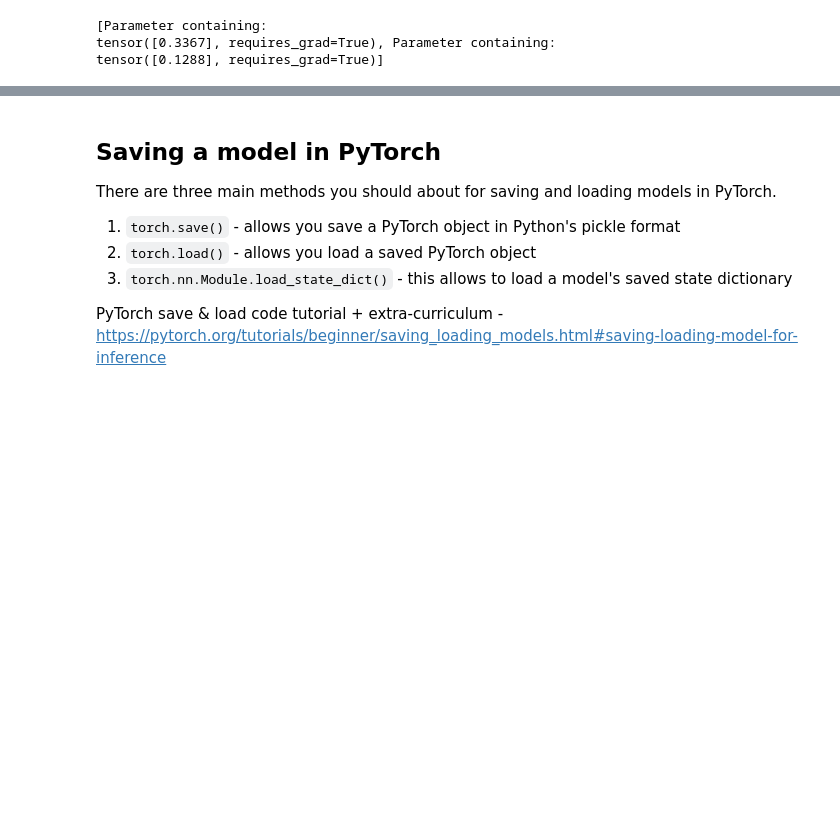
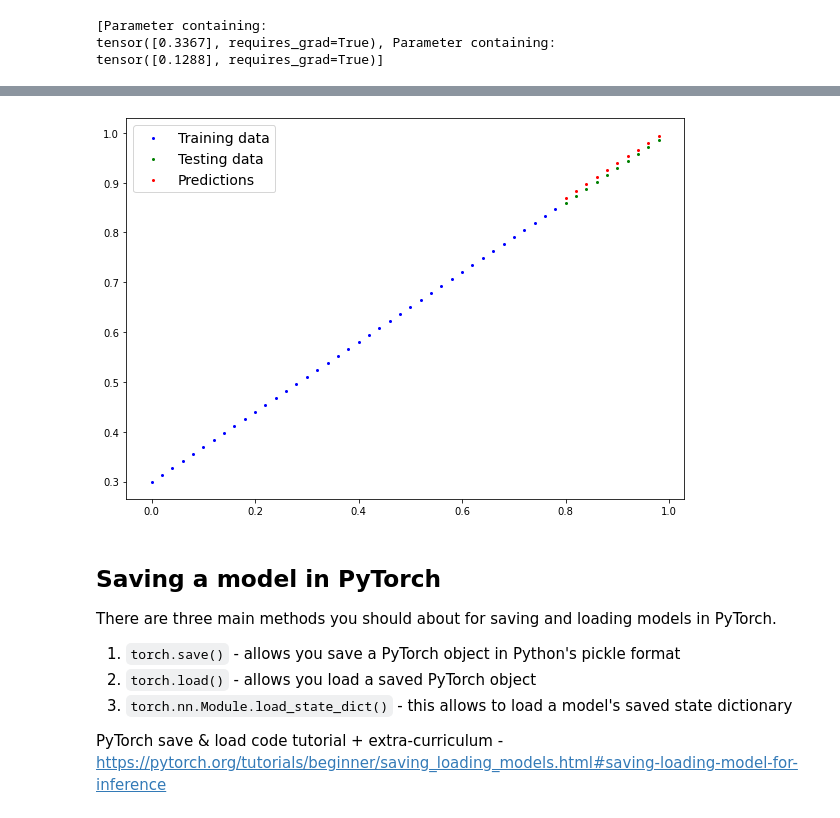
Before and after one commit to Ragnarstefanss/pytorch_daniel_course, a Jupyter notebook: 01_pytorch_workflow.ipynb, the cells around one changed output, grey strips where cells are left out. Drawn from its saved outputs; the diff is of its cells as text; code cells hidden in the pictures; blank space fills up the shorter version.

```diff
--- a/01_pytorch_workflow.ipynb
+++ b/01_pytorch_workflow.ipynb
@@ -434,0 +487,3 @@ for epoch in range(epochs):
+# %%
+with torch.inference_mode():
+    y_preds_new = model_0(X_test)
@@ -435,3 +502,7 @@ for epoch in range(epochs):
+# %%
+plot_predictions(predictions=y_preds_new)
+# %% [output]
+[figure, added]
 # %% [markdown]
 ## Saving a model in PyTorch
 
```
Also changed, not shown: parts of 6 cells of this notebook.
